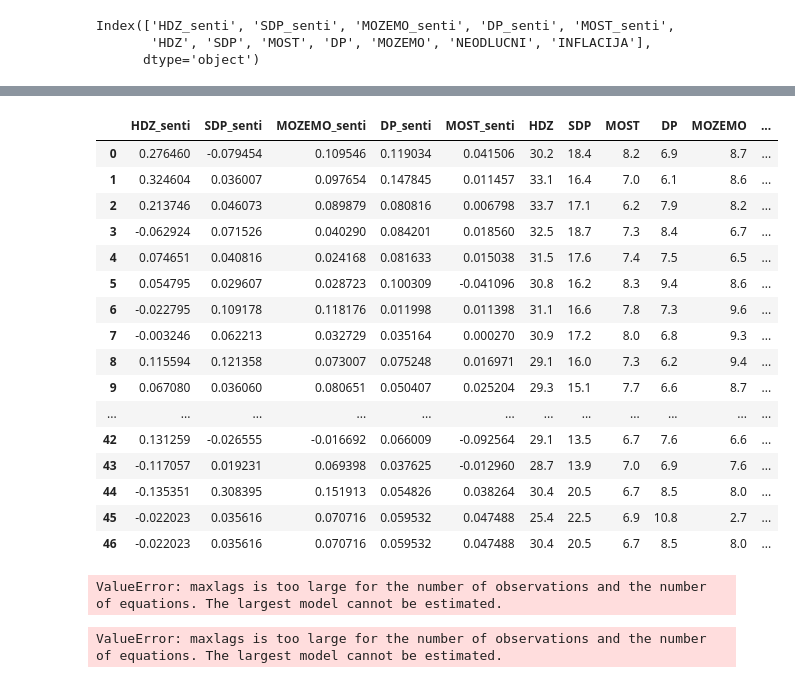
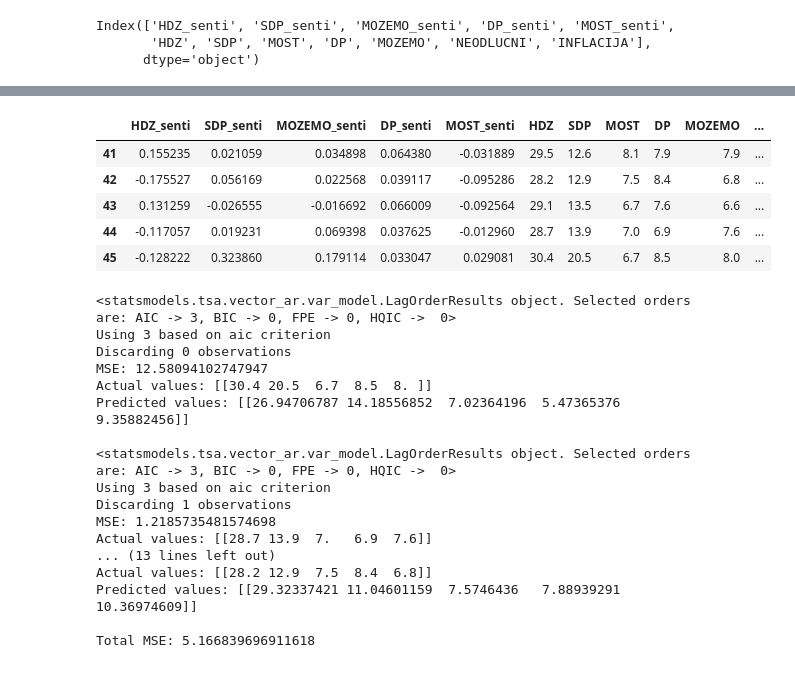
Before and after one commit to anaterovic/AIElections, a Jupyter notebook: src/var/var_model_senti.ipynb, the cells around one changed output, grey strips where cells are left out. Saved outputs shown, nothing was run; the diff lists cells and outputs as text; code cells hidden in the pictures.

Commit message:
add fix for exog_var(?) but performance still poor

```diff
--- a/src/var/var_model_senti.ipynb
+++ b/src/var/var_model_senti.ipynb
@@ -2,7 +2,7 @@
 import matplotlib.pyplot as plt
 from modules.var_commons import *
 # %%
-mdata = pd.read_csv('../../data/monthly-time-series/full_data_weighted_senti.csv')
+mdata = pd.read_csv('../../data/monthly-time-series/full_data_weighted_senti_16.csv')
 mdata = mdata.drop('year_month', axis=1)
 mdata.columns
 # %% [output]
@@ -32,32 +14,33 @@ Data has a unit root and is non-stationary
 # %%
-mdata
+mdata.tail()
 # %% [output]
 |  | HDZ_senti | SDP_senti | MOZEMO_senti | DP_senti | MOST_senti | HDZ | SDP | MOST | DP | MOZEMO | ... |
-| 0 | 0.276460 | -0.079454 | 0.109546 | 0.119034 | 0.041506 | 30.2 | 18.4 | 8.2 | 6.9 | 8.7 | ... |
-| 1 | 0.324604 | 0.036007 | 0.097654 | 0.147845 | 0.011457 | 33.1 | 16.4 | 7.0 | 6.1 | 8.6 | ... |
-| 2 | 0.213746 | 0.046073 | 0.089879 | 0.080816 | 0.006798 | 33.7 | 17.1 | 6.2 | 7.9 | 8.2 | ... |
-| 3 | -0.062924 | 0.071526 | 0.040290 | 0.084201 | 0.018560 | 32.5 | 18.7 | 7.3 | 8.4 | 6.7 | ... |
-| 4 | 0.074651 | 0.040816 | 0.024168 | 0.081633 | 0.015038 | 31.5 | 17.6 | 7.4 | 7.5 | 6.5 | ... |
-| 5 | 0.054795 | 0.029607 | 0.028723 | 0.100309 | -0.041096 | 30.8 | 16.2 | 8.3 | 9.4 | 8.6 | ... |
-| 6 | -0.022795 | 0.109178 | 0.118176 | 0.011998 | 0.011398 | 31.1 | 16.6 | 7.8 | 7.3 | 9.6 | ... |
-| 7 | -0.003246 | 0.062213 | 0.032729 | 0.035164 | 0.000270 | 30.9 | 17.2 | 8.0 | 6.8 | 9.3 | ... |
-| 8 | 0.115594 | 0.121358 | 0.073007 | 0.075248 | 0.016971 | 29.1 | 16.0 | 7.3 | 6.2 | 9.4 | ... |
-| 9 | 0.067080 | 0.036060 | 0.080651 | 0.050407 | 0.025204 | 29.3 | 15.1 | 7.7 | 6.6 | 8.7 | ... |
-| ... | ... | ... | ... | ... | ... | ... | ... | ... | ... | ... | ... |
-| 42 | 0.131259 | -0.026555 | -0.016692 | 0.066009 | -0.092564 | 29.1 | 13.5 | 6.7 | 7.6 | 6.6 | ... |
-| 43 | -0.117057 | 0.019231 | 0.069398 | 0.037625 | -0.012960 | 28.7 | 13.9 | 7.0 | 6.9 | 7.6 | ... |
-| 44 | -0.135351 | 0.308395 | 0.151913 | 0.054826 | 0.038264 | 30.4 | 20.5 | 6.7 | 8.5 | 8.0 | ... |
-| 45 | -0.022023 | 0.035616 | 0.070716 | 0.059532 | 0.047488 | 25.4 | 22.5 | 6.9 | 10.8 | 2.7 | ... |
-| 46 | -0.022023 | 0.035616 | 0.070716 | 0.059532 | 0.047488 | 30.4 | 20.5 | 6.7 | 8.5 | 8.0 | ... |
+| 41 | 0.155235 | 0.021059 | 0.034898 | 0.064380 | -0.031889 | 29.5 | 12.6 | 8.1 | 7.9 | 7.9 | ... |
+| 42 | -0.175527 | 0.056169 | 0.022568 | 0.039117 | -0.095286 | 28.2 | 12.9 | 7.5 | 8.4 | 6.8 | ... |
+| 43 | 0.131259 | -0.026555 | -0.016692 | 0.066009 | -0.092564 | 29.1 | 13.5 | 6.7 | 7.6 | 6.6 | ... |
+| 44 | -0.117057 | 0.019231 | 0.069398 | 0.037625 | -0.012960 | 28.7 | 13.9 | 7.0 | 6.9 | 7.6 | ... |
+| 45 | -0.128222 | 0.323860 | 0.179114 | 0.033047 | 0.029081 | 30.4 | 20.5 | 6.7 | 8.5 | 8.0 | ... |
 # %%
 # find_optimal_model_params(mdata, max_order=4)
 # %%
-mse = perform_var_using_test_set(mdata=mdata, max_lags=4, test_set_size=4)
+endogeneous_columns = ["HDZ", "SDP", "MOST", "DP", "MOZEMO", "NEODLUCNI"]
+mse = perform_var_using_test_set(mdata=mdata, max_lags=3, test_set_size=4, endogeneous_columns=endogeneous_columns)
 print(f'Total MSE: {mse}')
 # %% [output]
-ValueError: maxlags is too large for the number of observations and the number of equations. The largest model cannot be estimated.
+<statsmodels.tsa.vector_ar.var_model.LagOrderResults object. Selected orders are: AIC -> 3, BIC -> 0, FPE -> 0, HQIC ->  0>
+Using 3 based on aic criterion
+Discarding 0 observations
+MSE: 12.58094102747947
+Actual values: [[30.4 20.5  6.7  8.5  8. ]]
+Predicted values: [[26.94706787 14.18556852  7.02364196  5.47365376  9.35882456]]
+
+<statsmodels.tsa.vector_ar.var_model.LagOrderResults object. Selected orders are: AIC -> 3, BIC -> 0, FPE -> 0, HQIC ->  0>
+Using 3 based on aic criterion
+Discarding 1 observations
+MSE: 1.2185735481574698
+Actual values: [[28.7 13.9  7.   6.9  7.6]]
+... (13 lines left out)
+Actual values: [[28.2 12.9  7.5  8.4  6.8]]
+Predicted values: [[29.32337421 11.04601159  7.5746436   7.88939291 10.36974609]]
+
+Total MSE: 5.166839696911618
-# %%
-mse = perform_var_using_test_set(mdata=mdata, max_lags=3, test_set_size=4)
-print(f'Total MSE: {mse}')
-# %% [output]
-ValueError: maxlags is too large for the number of observations and the number of equations. The largest model cannot be estimated.
```
Also changed, not shown: parts of 6 cells of this notebook, 1 other file.
